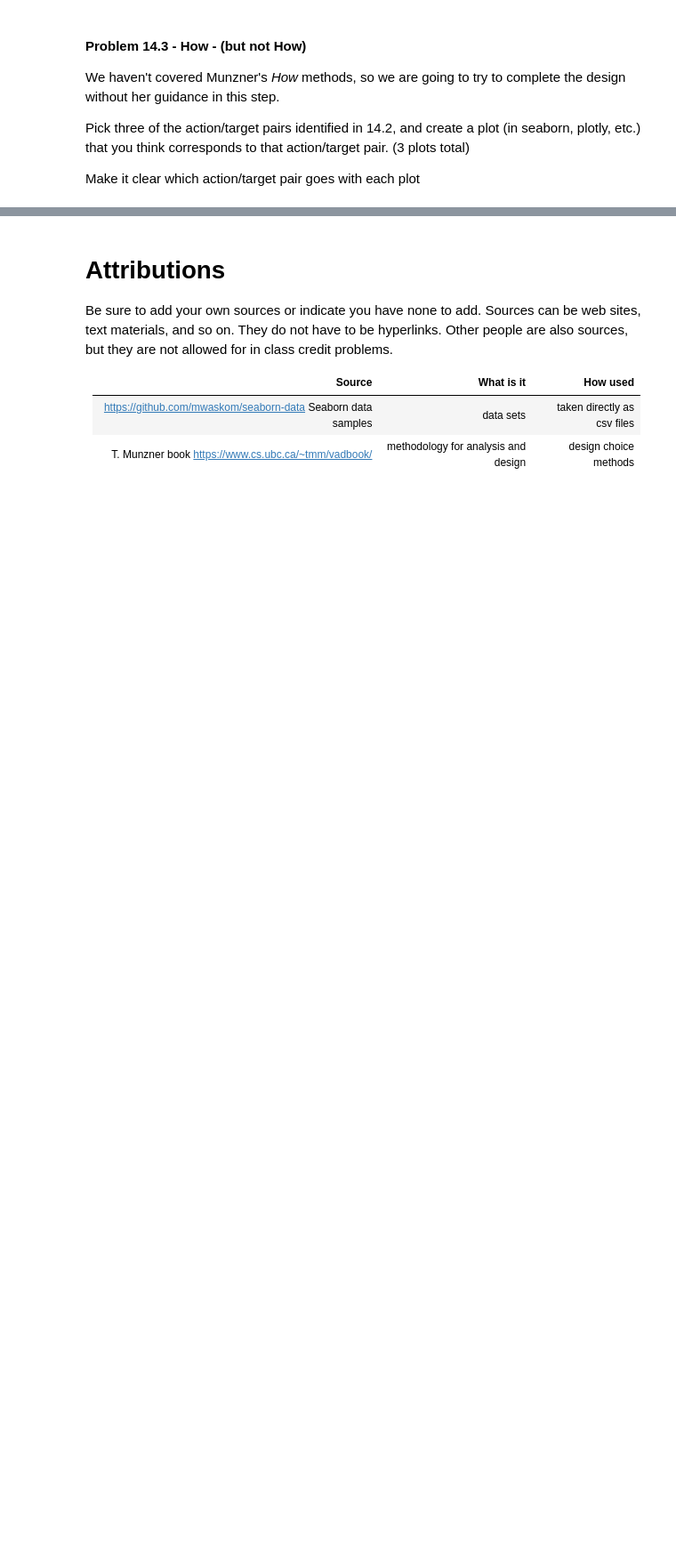
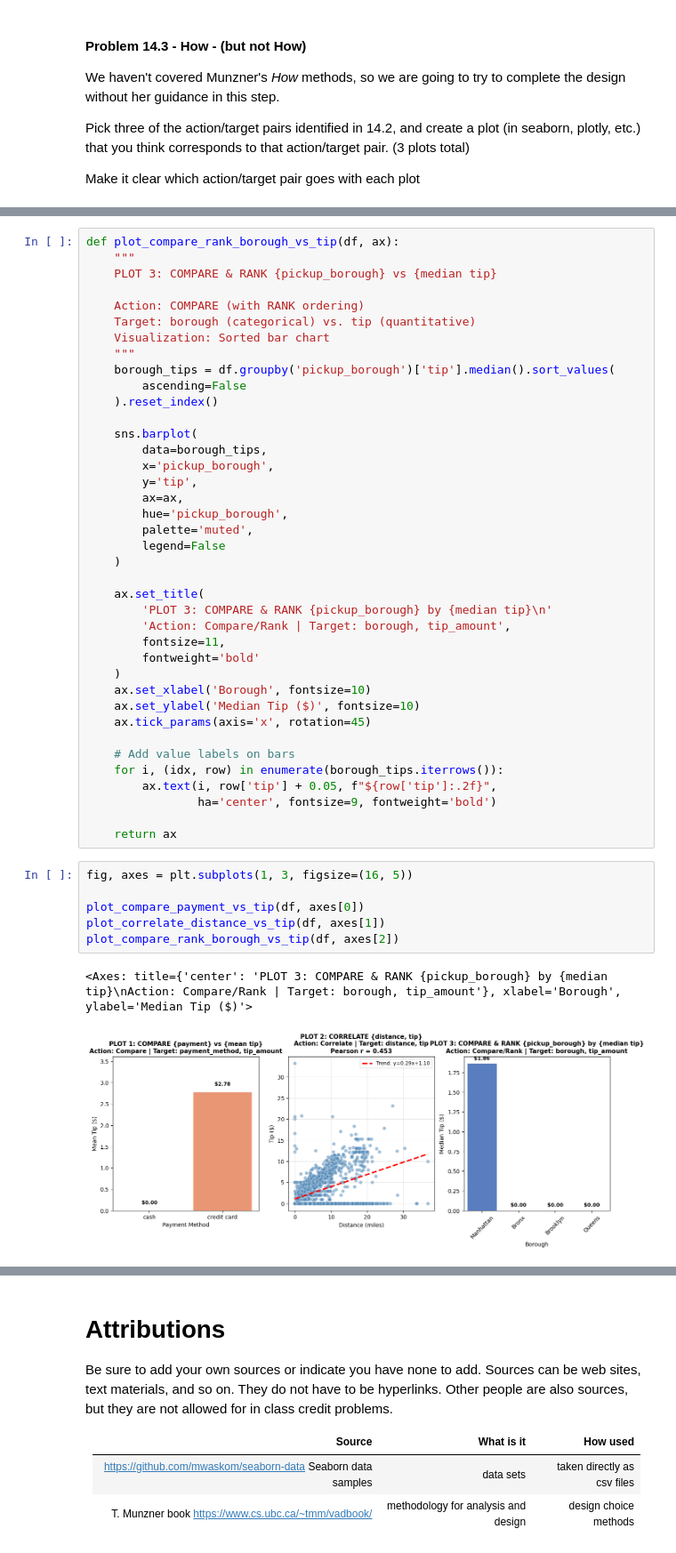
Before and after one commit to ieadoboe/mun-sc-journey, a Jupyter notebook: Winter2026/COMP6934/week6/feb9/inclass14.ipynb, the cells around one changed output, grey strips where cells are left out. Shown at 89% size. Saved outputs shown, nothing was run; the diff lists cells and outputs as text; blank space fills up the shorter version.

```diff
--- a/Winter2026/COMP6934/week6/feb9/inclass14.ipynb
+++ b/Winter2026/COMP6934/week6/feb9/inclass14.ipynb
@@ -35,0 +390,48 @@ Make it clear which action/target pair goes with each plot
+# %%
+def plot_compare_rank_borough_vs_tip(df, ax):
+    """
+    PLOT 3: COMPARE & RANK {pickup_borough} vs {median tip}
+
+    Action: COMPARE (with RANK ordering)
+    Target: borough (categorical) vs. tip (quantitative)
+    Visualization: Sorted bar chart
+    """
+    borough_tips = df.groupby('pickup_borough')['tip'].median().sort_values(
+        ascending=False
+    ).reset_index()
+
+    sns.barplot(
+        data=borough_tips,
+        x='pickup_borough',
+        y='tip',
+        ax=ax,
+        hue='pickup_borough',
+        palette='muted',
+        legend=False
+    )
+
+    ax.set_title(
+        'PLOT 3: COMPARE & RANK {pickup_borough} by {median tip}\n'
+        'Action: Compare/Rank | Target: borough, tip_amount',
+        fontsize=11,
+        fontweight='bold'
+    )
+    ax.set_xlabel('Borough', fontsize=10)
+    ax.set_ylabel('Median Tip ($)', fontsize=10)
+    ax.tick_params(axis='x', rotation=45)
+
+    # Add value labels on bars
+    for i, (idx, row) in enumerate(borough_tips.iterrows()):
+        ax.text(i, row['tip'] + 0.05, f"${row['tip']:.2f}",
+                ha='center', fontsize=9, fontweight='bold')
+
+    return ax
+# %%
+fig, axes = plt.subplots(1, 3, figsize=(16, 5))
+
+plot_compare_payment_vs_tip(df, axes[0])
+plot_correlate_distance_vs_tip(df, axes[1])
+plot_compare_rank_borough_vs_tip(df, axes[2])
+# %% [output]
+<Axes: title={'center': 'PLOT 3: COMPARE & RANK {pickup_borough} by {median tip}\nAction: Compare/Rank | Target: borough, tip_amount'}, xlabel='Borough', ylabel='Median Tip ($)'>
+[figure, added]
```
Also changed, not shown: parts of 31 cells of this notebook, 6 other files.
